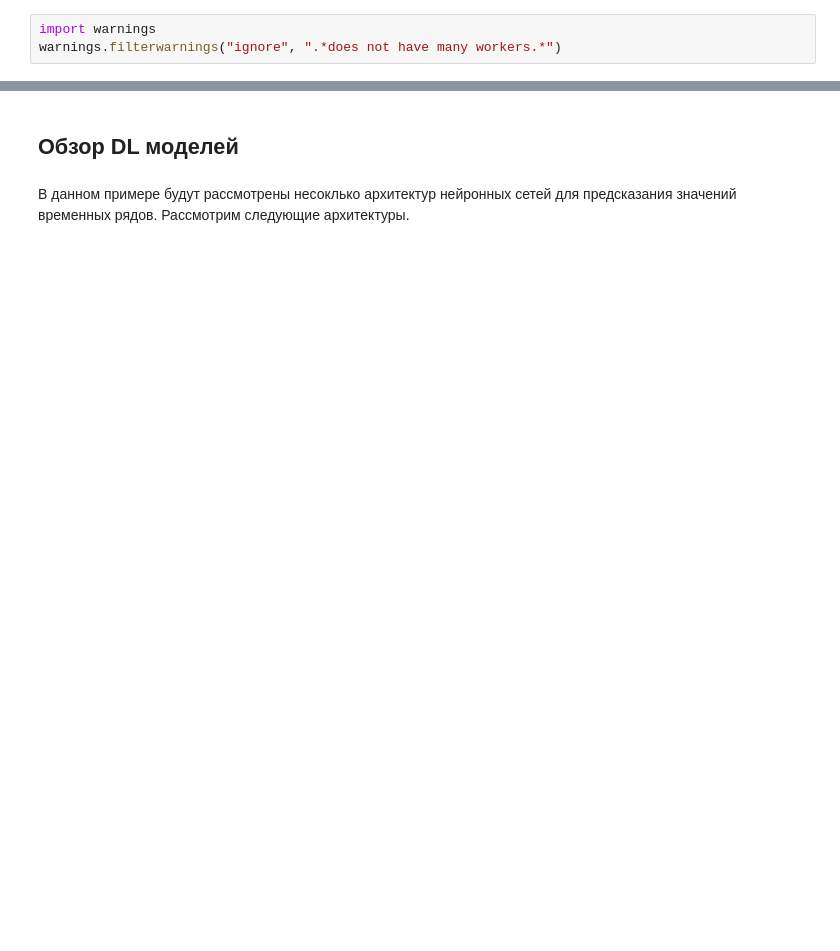
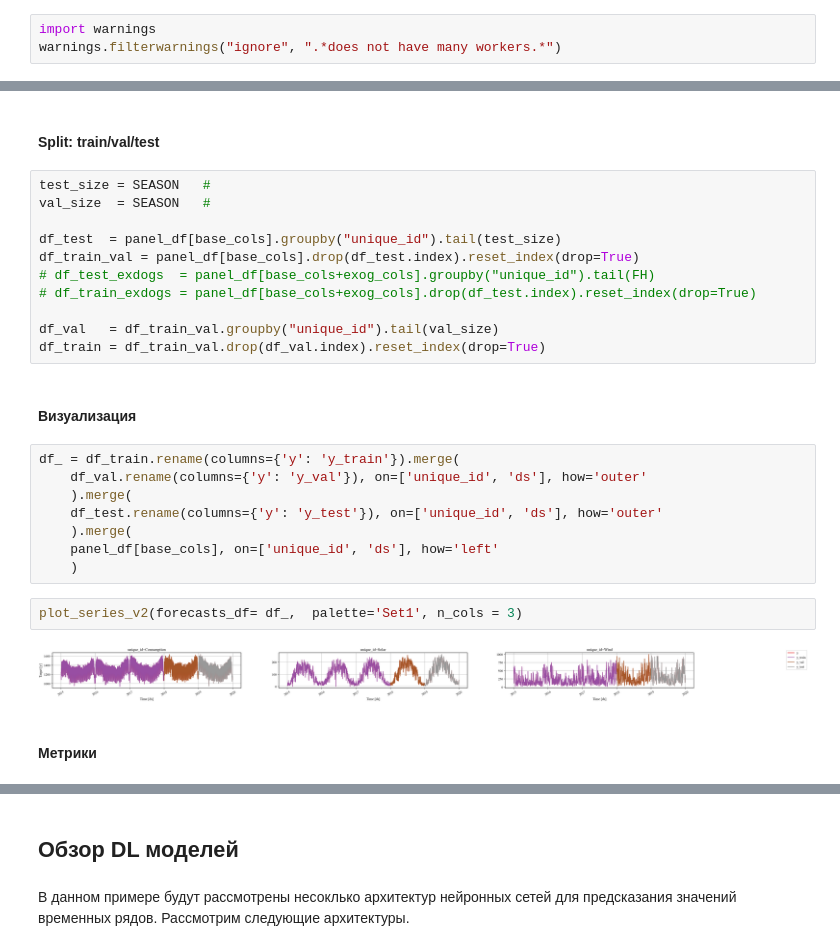
Before and after one commit to MVRonkin/TimeSeriesCourse, a Jupyter notebook: 2026/WS/08 - предсказание значений ВР с DL.ipynb, the cells around one changed output, grey strips where cells are left out. Cells and saved outputs as stored; diff of their text form; blank space fills up the shorter version.

```diff
--- a/2026/WS/08 - предсказание значений ВР с DL.ipynb
+++ b/2026/WS/08 - предсказание значений ВР с DL.ipynb
@@ -102,0 +158,29 @@ plt.grid()
+# %% [markdown]
+#### Split: train/val/test
+# %%
+test_size = SEASON   #
+val_size  = SEASON   #
+
+df_test  = panel_df[base_cols].groupby("unique_id").tail(test_size)
+df_train_val = panel_df[base_cols].drop(df_test.index).reset_index(drop=True)
+# df_test_exdogs  = panel_df[base_cols+exog_cols].groupby("unique_id").tail(FH)
+# df_train_exdogs = panel_df[base_cols+exog_cols].drop(df_test.index).reset_index(drop=True)
+
+df_val   = df_train_val.groupby("unique_id").tail(val_size)
+df_train = df_train_val.drop(df_val.index).reset_index(drop=True)
+# %% [markdown]
+#### Визуализация
+# %%
+df_ = df_train.rename(columns={'y': 'y_train'}).merge(
+    df_val.rename(columns={'y': 'y_val'}), on=['unique_id', 'ds'], how='outer'
+    ).merge(
+    df_test.rename(columns={'y': 'y_test'}), on=['unique_id', 'ds'], how='outer'
+    ).merge(
+    panel_df[base_cols], on=['unique_id', 'ds'], how='left'
+    )
+# %%
+plot_series_v2(forecasts_df= df_,  palette='Set1', n_cols = 3)
+# %% [output]
+[figure, added]
+# %% [markdown]
+#### Метрики
```
Also changed, not shown: parts of 44 cells of this notebook, 7 other files.
